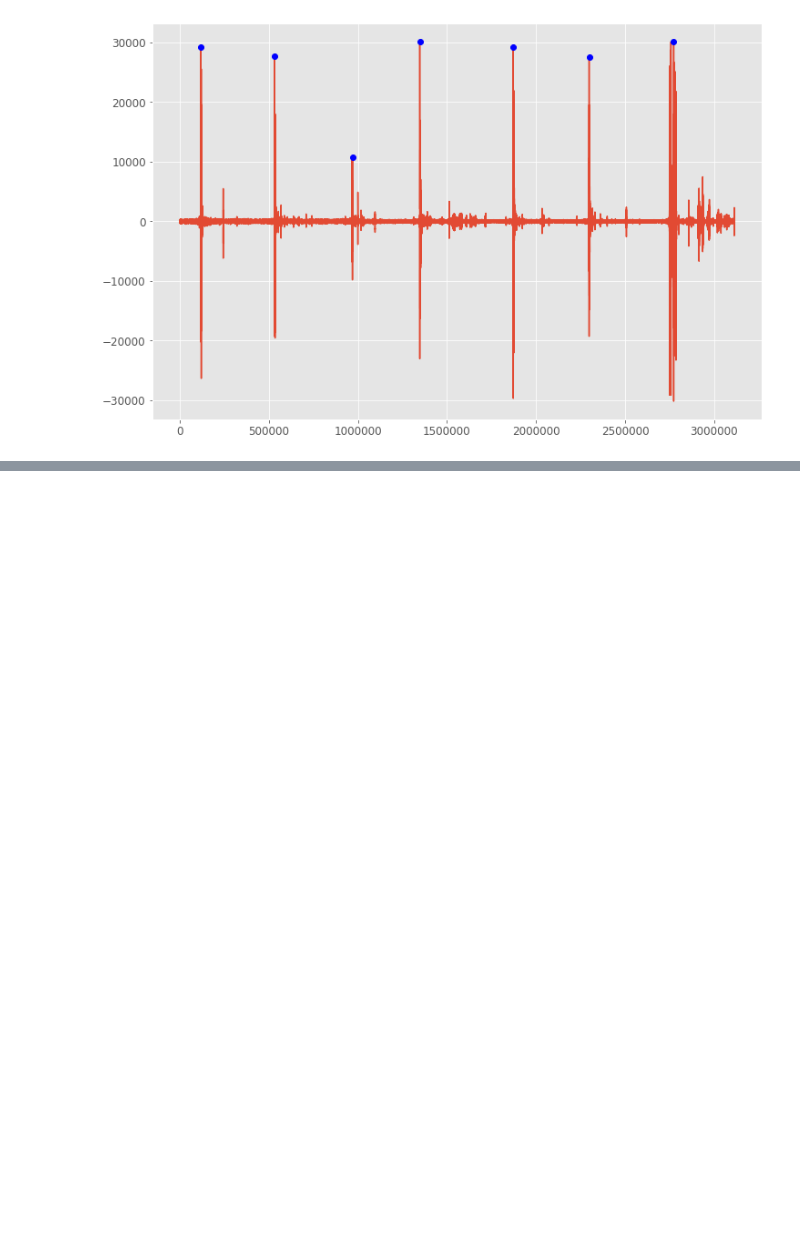
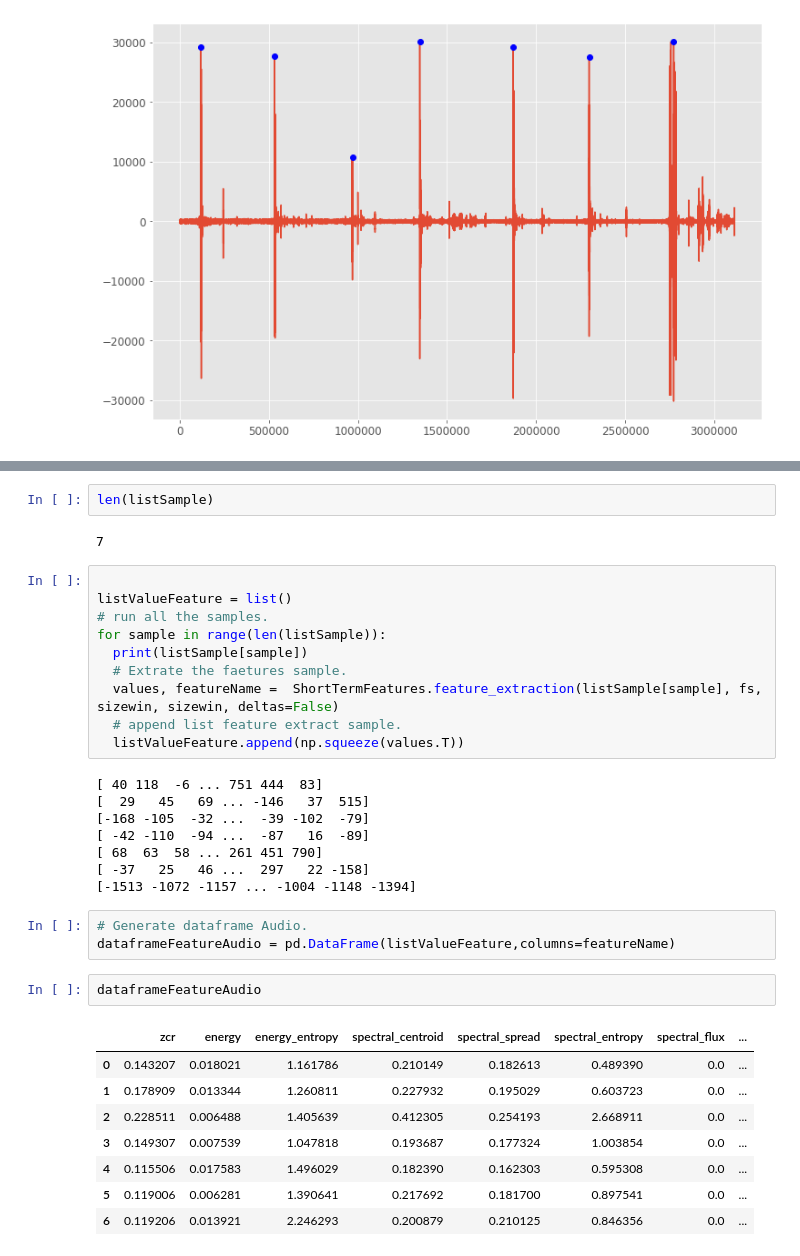
Before and after one commit to vitorpohlenz/AudioAnalisysML, a Jupyter notebook: AudioClassifier.ipynb, the cells around one changed output, grey strips where cells are left out. Drawn from its saved outputs; the diff is of its cells as text; blank space fills up the shorter version.

```diff
--- a/AudioClassifier.ipynb
+++ b/AudioClassifier.ipynb
@@ -130,0 +183,36 @@ plt.show()
+# %%
+len(listSample)
+# %% [output]
+7
+# %%
+
+listValueFeature = list()
+# run all the samples.
+for sample in range(len(listSample)):
+  print(listSample[sample])
+  # Extrate the faetures sample.
+  values, featureName =  ShortTermFeatures.feature_extraction(listSample[sample], fs, sizewin, sizewin, deltas=False)
+  # append list feature extract sample.
+  listValueFeature.append(np.squeeze(values.T))
+# %% [output]
+[ 40 118  -6 ... 751 444  83]
+[  29   45   69 ... -146   37  515]
+[-168 -105  -32 ...  -39 -102  -79]
+[ -42 -110  -94 ...  -87   16  -89]
+[ 68  63  58 ... 261 451 790]
+[ -37   25   46 ...  297   22 -158]
+[-1513 -1072 -1157 ... -1004 -1148 -1394]
+# %%
+# Generate dataframe Audio.
+dataframeFeatureAudio = pd.DataFrame(listValueFeature,columns=featureName)
+# %%
+dataframeFeatureAudio
+# %% [output]
+|  | zcr | energy | energy_entropy | spectral_centroid | spectral_spread | spectral_entropy | spectral_flux | ... |
+| 0 | 0.143207 | 0.018021 | 1.161786 | 0.210149 | 0.182613 | 0.489390 | 0.0 | ... |
+| 1 | 0.178909 | 0.013344 | 1.260811 | 0.227932 | 0.195029 | 0.603723 | 0.0 | ... |
+| 2 | 0.228511 | 0.006488 | 1.405639 | 0.412305 | 0.254193 | 2.668911 | 0.0 | ... |
+| 3 | 0.149307 | 0.007539 | 1.047818 | 0.193687 | 0.177324 | 1.003854 | 0.0 | ... |
+| 4 | 0.115506 | 0.017583 | 1.496029 | 0.182390 | 0.162303 | 0.595308 | 0.0 | ... |
+| 5 | 0.119006 | 0.006281 | 1.390641 | 0.217692 | 0.181700 | 0.897541 | 0.0 | ... |
+| 6 | 0.119206 | 0.013921 | 2.246293 | 0.200879 | 0.210125 | 0.846356 | 0.0 | ... |
```
Also changed, not shown: parts of 11 cells of this notebook.
